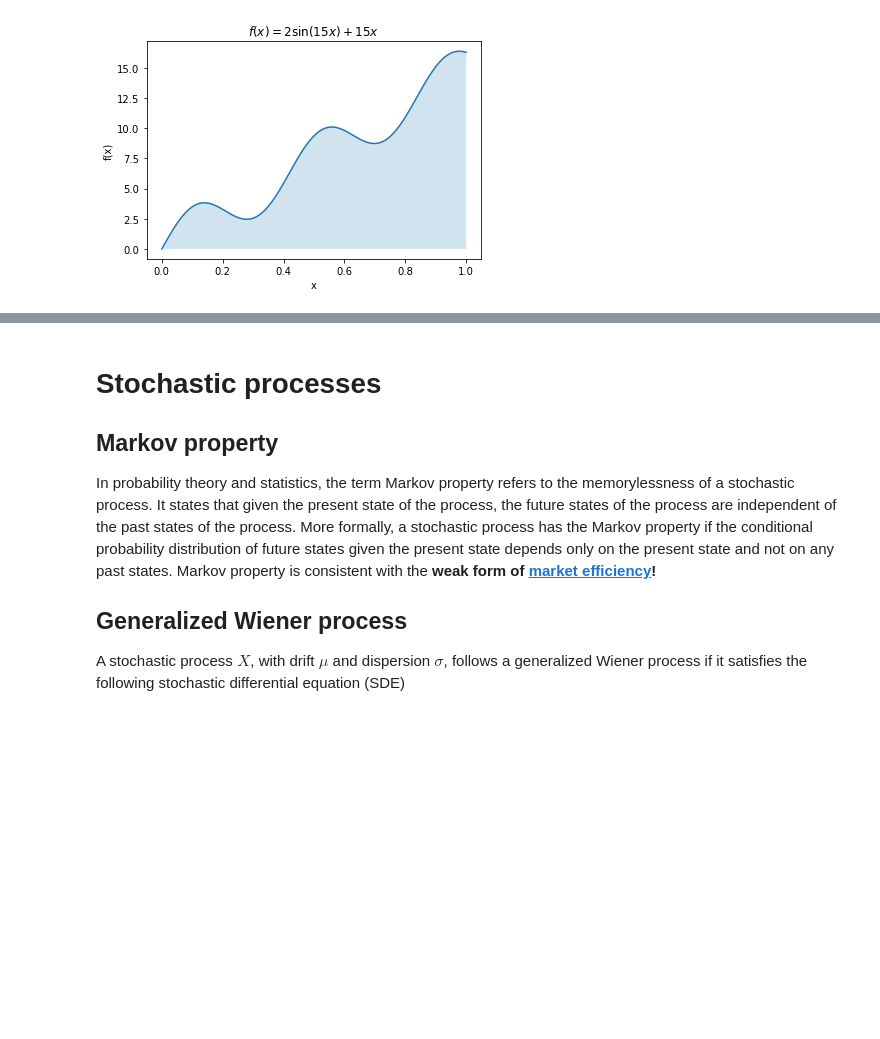
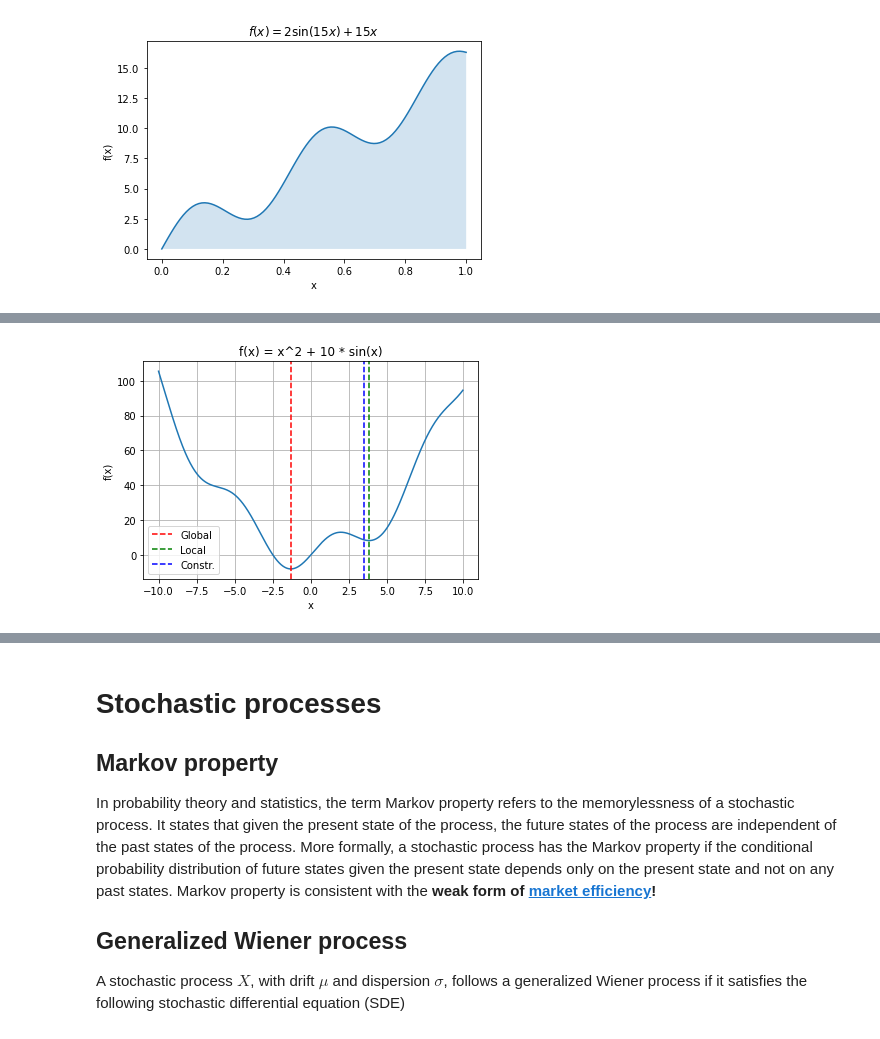
Before and after one commit to iwh-halle/FinancialDataAnalytics, a Jupyter notebook: slides_pt2.ipynb, the cells around one changed output, grey strips where cells are left out. Cells and saved outputs as stored; diff of their text form; code cells hidden in the pictures; blank space fills up the shorter version.

```diff
--- a/slides_pt2.ipynb
+++ b/slides_pt2.ipynb
@@ -192,0 +211,19 @@ The integral of f(x) from 0 to 1 is: 7.7346
+# %%
+def func(x):
+    return x**2 + 10 * np.sin(x)
+
+x = np.linspace(-10, 10, 1000)  # Generate 1000 equally spaced points between -10 and 10
+y = func(x)
+
+plt.plot(x, y)
+plt.axvline(x=-1.30644002, color='red', linestyle='--', label=f'Global')
+plt.axvline(x=3.8374671, color='green', linestyle='--', label=f'Local')
+plt.axvline(x=3.5, color='blue', linestyle='--', label=f'Constr.')
+plt.xlabel('x')
+plt.ylabel('f(x)')
+plt.title('f(x) = x^2 + 10 * sin(x)')
+plt.grid()
+plt.legend()
+plt.show()
+# %% [output]
+[figure, added]
```
Also changed, not shown: parts of 16 cells of this notebook, 3 other files.
